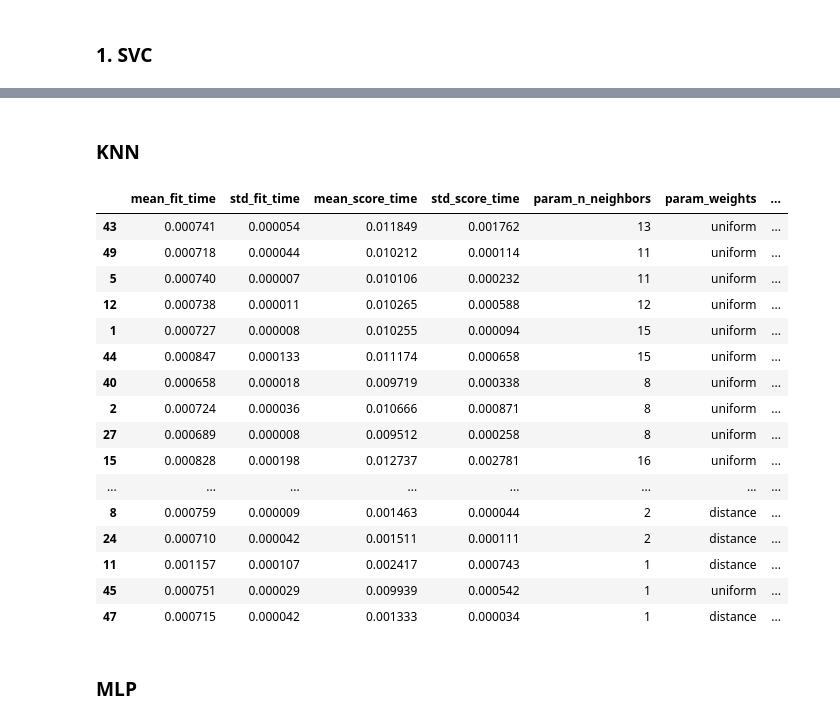
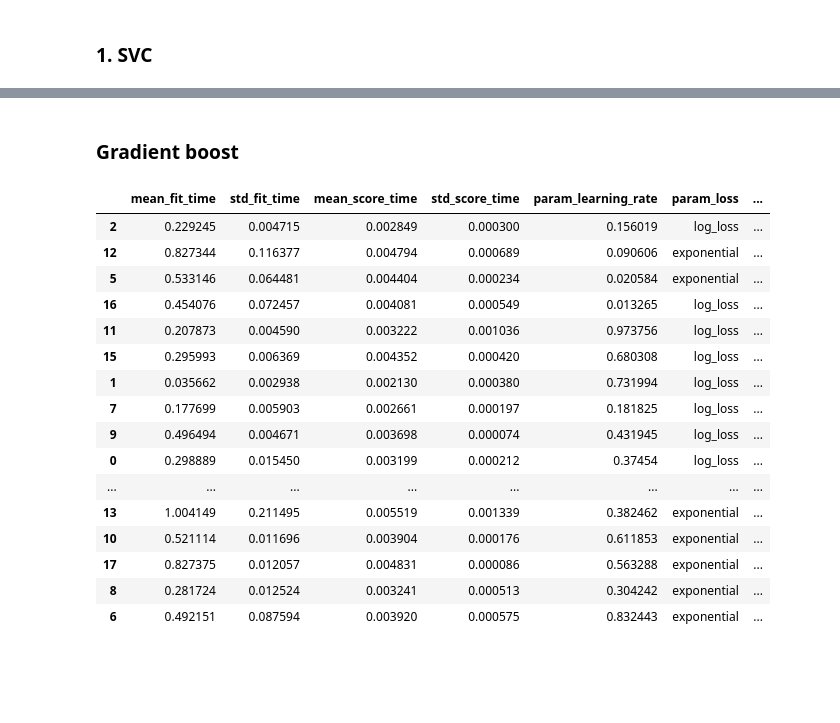
Before and after one commit to ManuelGehl/Titanic-Data-Analysis, a Jupyter notebook: titanic_model_building.ipynb, the cells around one changed output, grey strips where cells are left out. Saved outputs shown, nothing was run; the diff lists cells and outputs as text; code cells hidden in the pictures; blank space fills up the shorter version.

Commit message:
Updated model screening and finished model fine-tuning

```diff
--- a/titanic_model_building.ipynb
+++ b/titanic_model_building.ipynb
@@ -766,11 +308,12 @@ X_train_transformed.shape, X_val_transformed.shape, y_train.shape, y_val.shape
+# %%
+# Prepare datasets for fine tuning
+X_train = subset_2.astype("float32")
+y_train = y_train.astype("float32")
 # %% [markdown]
 ### 1. SVC
 # %%
-from sklearn.model_selection import RandomizedSearchCV
-from scipy.stats import randint
-
 # Set up parameter distributions
-param_distribs = {"C": randint(1, 10),
+param_distribs = {"C": uniform(0, 10),
                   "kernel": ["linear", "poly", "rbf", "sigmoid"],
                   "degree": randint(0, 20),
                   "class_weight": [None, "balanced"]}
@@ -778,13 +321,14 @@ param_distribs = {"C": randint(1, 10),
 # Set up random search
 rnd_search_svc = RandomizedSearchCV(SVC(),
                                     param_distributions=param_distribs,
-                                    n_iter=50,
-                                    cv=3,
+                                    n_iter=20,
+                                    cv=5,
                                     scoring="accuracy",
-                                    random_state=42)
+                                    random_state=42,
+                                    verbose=3)
 
 # Fit random search to data set
-rnd_search_svc.fit(X_train_transformed, y_train)
+rnd_search_svc.fit(X_train, y_train)
 
 # Save tuned classifier
 svc_clf = rnd_search_svc.best_estimator_
@@ -813,44 +374,43 @@ cv_results.sort_values(by="mean_test_score", ascending=False)
-# %% [markdown]
-### KNN
+# %% [markdown]
+### Gradient boost
 # %%
 # Set up parameter distributions
-param_distribs = {"n_neighbors": randint(1, 20),
-                  "weights": ["uniform", "distance"]}
+param_distribs = {"learning_rate": uniform(0, 1),
+                  "loss": ["log_loss", "exponential"],
+                  "n_estimators": randint(10, 1000)}
 
 # Set up random search
-rnd_search_knn = RandomizedSearchCV(KNeighborsClassifier(),
-                                    param_distributions=param_distribs,
-                                    n_iter=50,
-                                    cv=3,
-                                    scoring="accuracy",
-                                    random_state=42)
+rnd_search_gradient_boost = RandomizedSearchCV(GradientBoostingClassifier(),
+                                               param_distributions=param_distribs,
+                                               n_iter=20,
+                                               cv=5,
+                                               scoring="accuracy",
+                                               random_state=42)
 
 # Fit random search to data set
-rnd_search_knn.fit(X_train_transformed, y_train)
+rnd_search_gradient_boost.fit(X_train, y_train)
 
 # Save tuned classifier
-knn_clf = rnd_search_knn.best_estimator_
+gradient_boost_clf = rnd_search_gradient_boost.best_estimator_
 
 # Look at evaluation results
-cv_results = pd.DataFrame(rnd_search_knn.cv_results_)
+cv_results = pd.DataFrame(rnd_search_gradient_boost.cv_results_)
 cv_results.sort_values(by="mean_test_score", ascending=False)
 # %% [output]
-|  | mean_fit_time | std_fit_time | mean_score_time | std_score_time | param_n_neighbors | param_weights | ... |
-| 43 | 0.000741 | 0.000054 | 0.011849 | 0.001762 | 13 | uniform | ... |
-| 49 | 0.000718 | 0.000044 | 0.010212 | 0.000114 | 11 | uniform | ... |
-| 5 | 0.000740 | 0.000007 | 0.010106 | 0.000232 | 11 | uniform | ... |
-| 12 | 0.000738 | 0.000011 | 0.010265 | 0.000588 | 12 | uniform | ... |
-| 1 | 0.000727 | 0.000008 | 0.010255 | 0.000094 | 15 | uniform | ... |
-| 44 | 0.000847 | 0.000133 | 0.011174 | 0.000658 | 15 | uniform | ... |
-| 40 | 0.000658 | 0.000018 | 0.009719 | 0.000338 | 8 | uniform | ... |
-| 2 | 0.000724 | 0.000036 | 0.010666 | 0.000871 | 8 | uniform | ... |
-| 27 | 0.000689 | 0.000008 | 0.009512 | 0.000258 | 8 | uniform | ... |
-| 15 | 0.000828 | 0.000198 | 0.012737 | 0.002781 | 16 | uniform | ... |
+|  | mean_fit_time | std_fit_time | mean_score_time | std_score_time | param_learning_rate | param_loss | ... |
+| 2 | 0.229245 | 0.004715 | 0.002849 | 0.000300 | 0.156019 | log_loss | ... |
+| 12 | 0.827344 | 0.116377 | 0.004794 | 0.000689 | 0.090606 | exponential | ... |
+| 5 | 0.533146 | 0.064481 | 0.004404 | 0.000234 | 0.020584 | exponential | ... |
+| 16 | 0.454076 | 0.072457 | 0.004081 | 0.000549 | 0.013265 | log_loss | ... |
+| 11 | 0.207873 | 0.004590 | 0.003222 | 0.001036 | 0.973756 | log_loss | ... |
+| 15 | 0.295993 | 0.006369 | 0.004352 | 0.000420 | 0.680308 | log_loss | ... |
+| 1 | 0.035662 | 0.002938 | 0.002130 | 0.000380 | 0.731994 | log_loss | ... |
+| 7 | 0.177699 | 0.005903 | 0.002661 | 0.000197 | 0.181825 | log_loss | ... |
+| 9 | 0.496494 | 0.004671 | 0.003698 | 0.000074 | 0.431945 | log_loss | ... |
+| 0 | 0.298889 | 0.015450 | 0.003199 | 0.000212 | 0.37454 | log_loss | ... |
 | ... | ... | ... | ... | ... | ... | ... | ... |
-| 8 | 0.000759 | 0.000009 | 0.001463 | 0.000044 | 2 | distance | ... |
-| 24 | 0.000710 | 0.000042 | 0.001511 | 0.000111 | 2 | distance | ... |
-| 11 | 0.001157 | 0.000107 | 0.002417 | 0.000743 | 1 | distance | ... |
-| 45 | 0.000751 | 0.000029 | 0.009939 | 0.000542 | 1 | uniform | ... |
-| 47 | 0.000715 | 0.000042 | 0.001333 | 0.000034 | 1 | distance | ... |
+| 13 | 1.004149 | 0.211495 | 0.005519 | 0.001339 | 0.382462 | exponential | ... |
+| 10 | 0.521114 | 0.011696 | 0.003904 | 0.000176 | 0.611853 | exponential | ... |
+| 17 | 0.827375 | 0.012057 | 0.004831 | 0.000086 | 0.563288 | exponential | ... |
+| 8 | 0.281724 | 0.012524 | 0.003241 | 0.000513 | 0.304242 | exponential | ... |
+| 6 | 0.492151 | 0.087594 | 0.003920 | 0.000575 | 0.832443 | exponential | ... |
-# %% [markdown]
-### MLP
```
Also changed, not shown: parts of 47 cells of this notebook.
